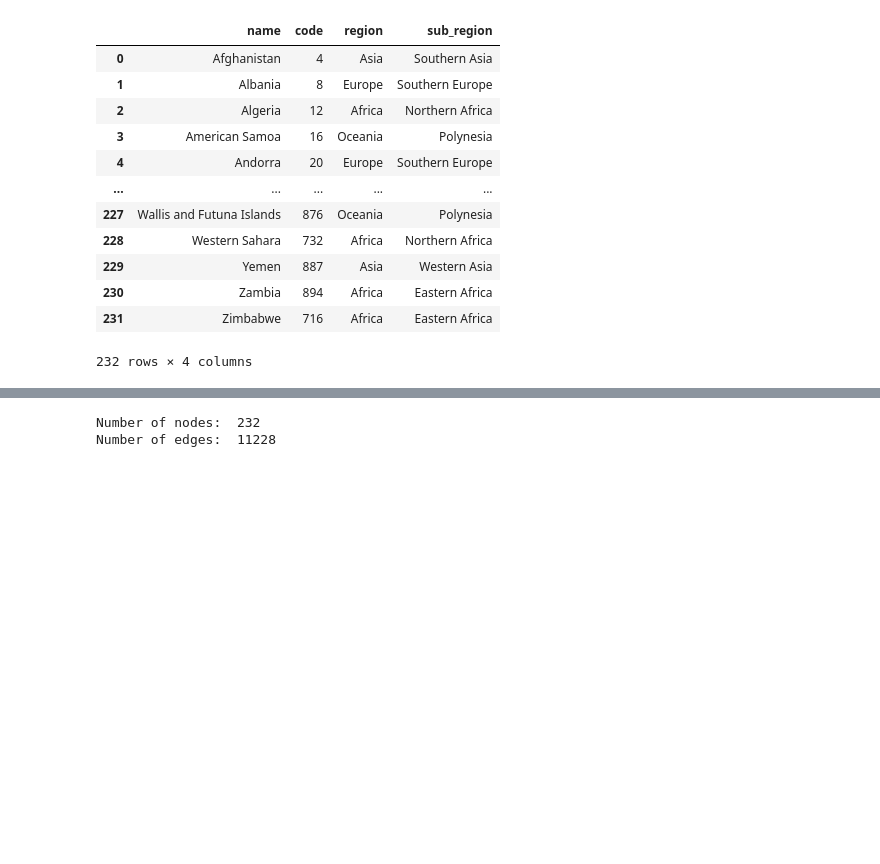
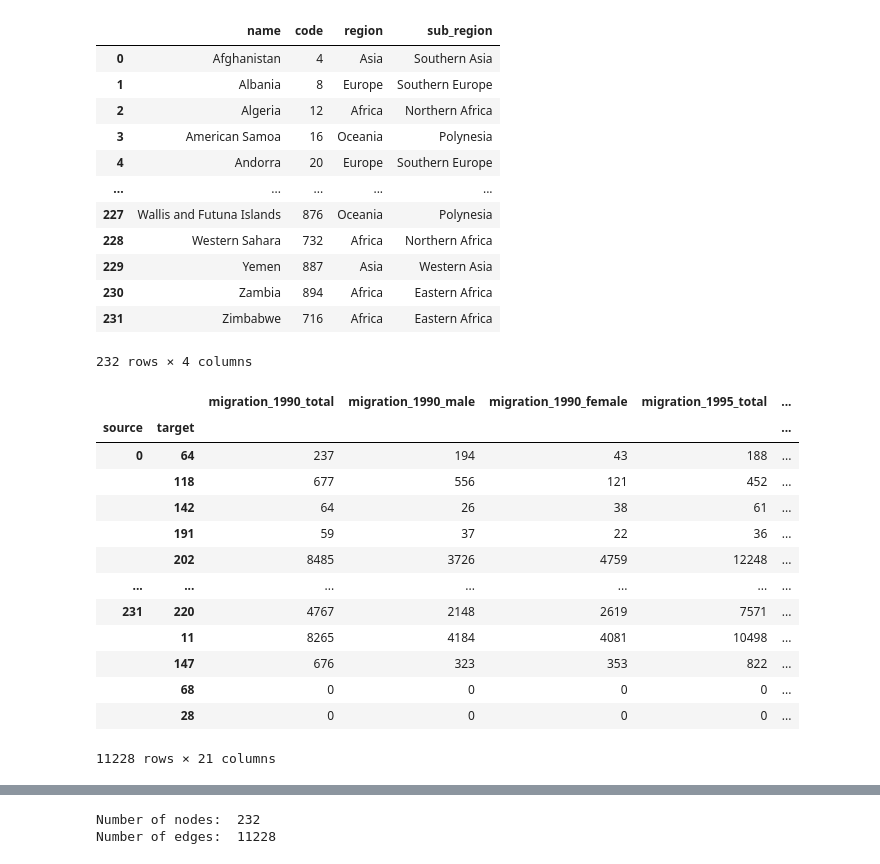
Before and after one commit to Ethangx8/AdvancedDataScienceCN, a Jupyter notebook: notebook/notebook.ipynb, the cells around one changed output, grey strips where cells are left out. Cells and saved outputs as stored; diff of their text form; code cells hidden in the pictures; blank space fills up the shorter version.

```diff
--- a/notebook/notebook.ipynb
+++ b/notebook/notebook.ipynb
@@ -35,8 +35,27 @@ for i, attrs in rows_as_dicts.items():
 # %%
 edges = pd.read_csv("../data/edges.csv")
 edges.rename(columns={edges.columns[0]: 'source'}, inplace=True)
 edges.columns = edges.columns.str.lstrip()
+edges["migration_total"] = edges.filter(like = "total").sum(axis = 1)
+edges["female_total"] = edges.filter(like = "female").sum(axis = 1)
+edges["male_total"] = edges["migration_total"] - edges["female_total"]
 edges = edges.set_index(['source', 'target'])
+edges
+# %% [output]
+|  |  | migration_1990_total | migration_1990_male | migration_1990_female | migration_1995_total | ... |
+| source | target |  |  |  |  | ... |
+| 0 | 64 | 237 | 194 | 43 | 188 | ... |
+|  | 118 | 677 | 556 | 121 | 452 | ... |
+|  | 142 | 64 | 26 | 38 | 61 | ... |
+|  | 191 | 59 | 37 | 22 | 36 | ... |
+|  | 202 | 8485 | 3726 | 4759 | 12248 | ... |
+| ... | ... | ... | ... | ... | ... | ... |
+| 231 | 220 | 4767 | 2148 | 2619 | 7571 | ... |
+|  | 11 | 8265 | 4184 | 4081 | 10498 | ... |
+|  | 147 | 676 | 323 | 353 | 822 | ... |
+|  | 68 | 0 | 0 | 0 | 0 | ... |
+|  | 28 | 0 | 0 | 0 | 0 | ... |
+11228 rows × 21 columns
 # %%
 for i, attrs in edges.to_dict('index').items():
     g.add_edge(*i, **attrs)
```
Also changed, not shown: parts of 9 cells of this notebook.
